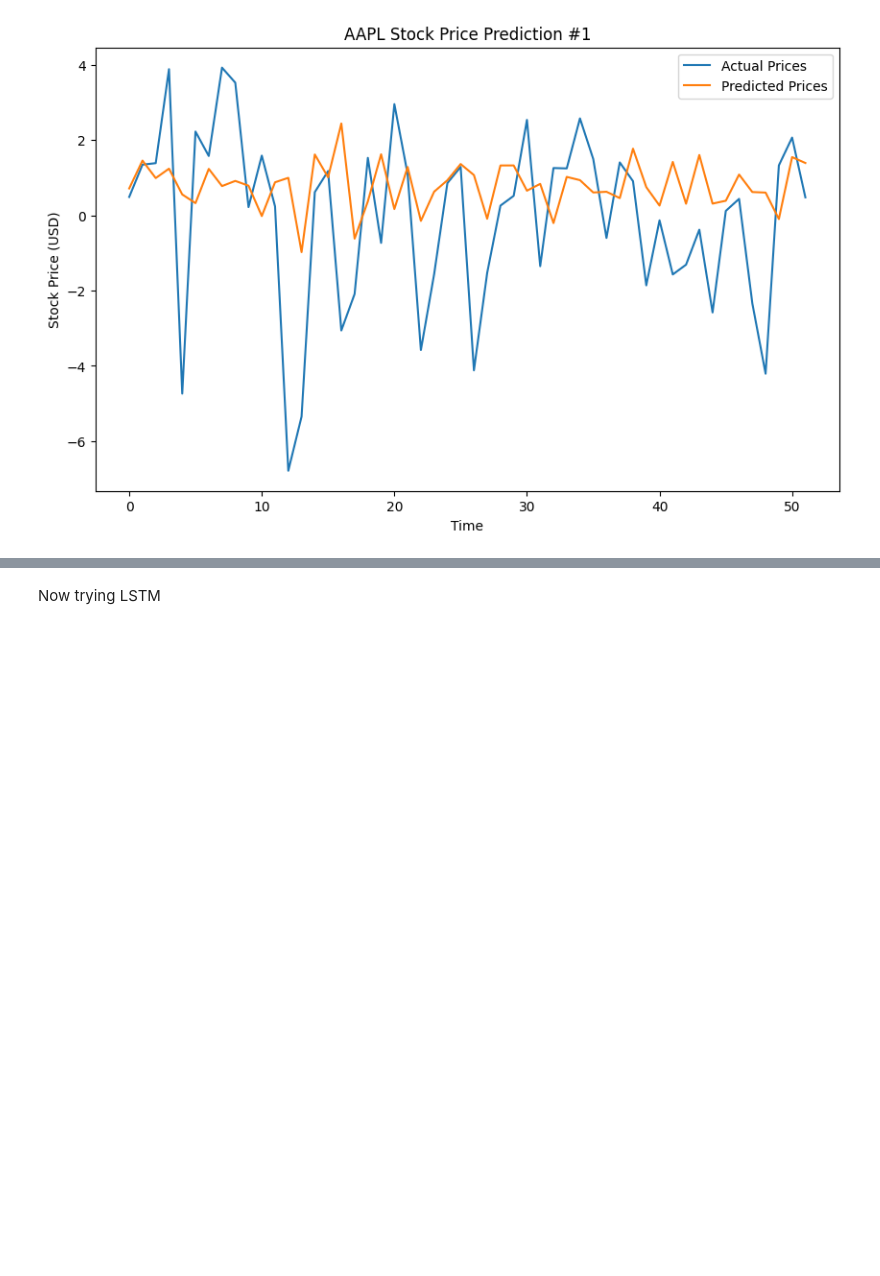
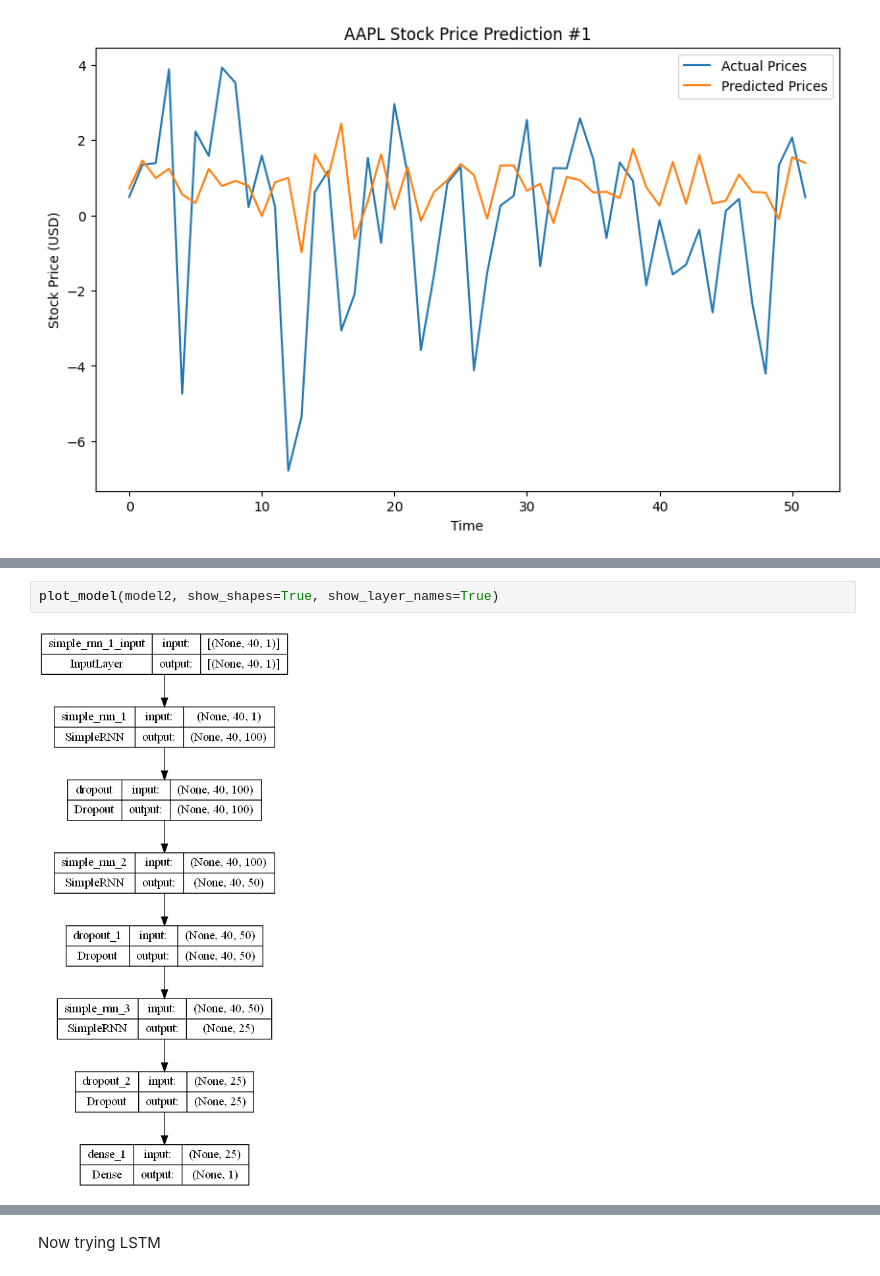
Before and after one commit to estellalin21/COMP_SCI_7318, a Jupyter notebook: A3-DL.ipynb, the cells around one changed output, grey strips where cells are left out. Saved outputs shown, nothing was run; the diff lists cells and outputs as text; blank space fills up the shorter version.

```diff
--- a/A3-DL.ipynb
+++ b/A3-DL.ipynb
@@ -244,3 +252,7 @@ WARNING:tensorflow:6 out of the last 13 calls to <function Model.make_predict_fu
+# %%
+plot_model(model2, show_shapes=True, show_layer_names=True)
+# %% [output]
+[figure, added]
 # %%
 from sklearn.metrics import mean_squared_error, mean_absolute_error
 from sklearn.metrics import r2_score
```
Also changed, not shown: parts of 20 cells of this notebook.
